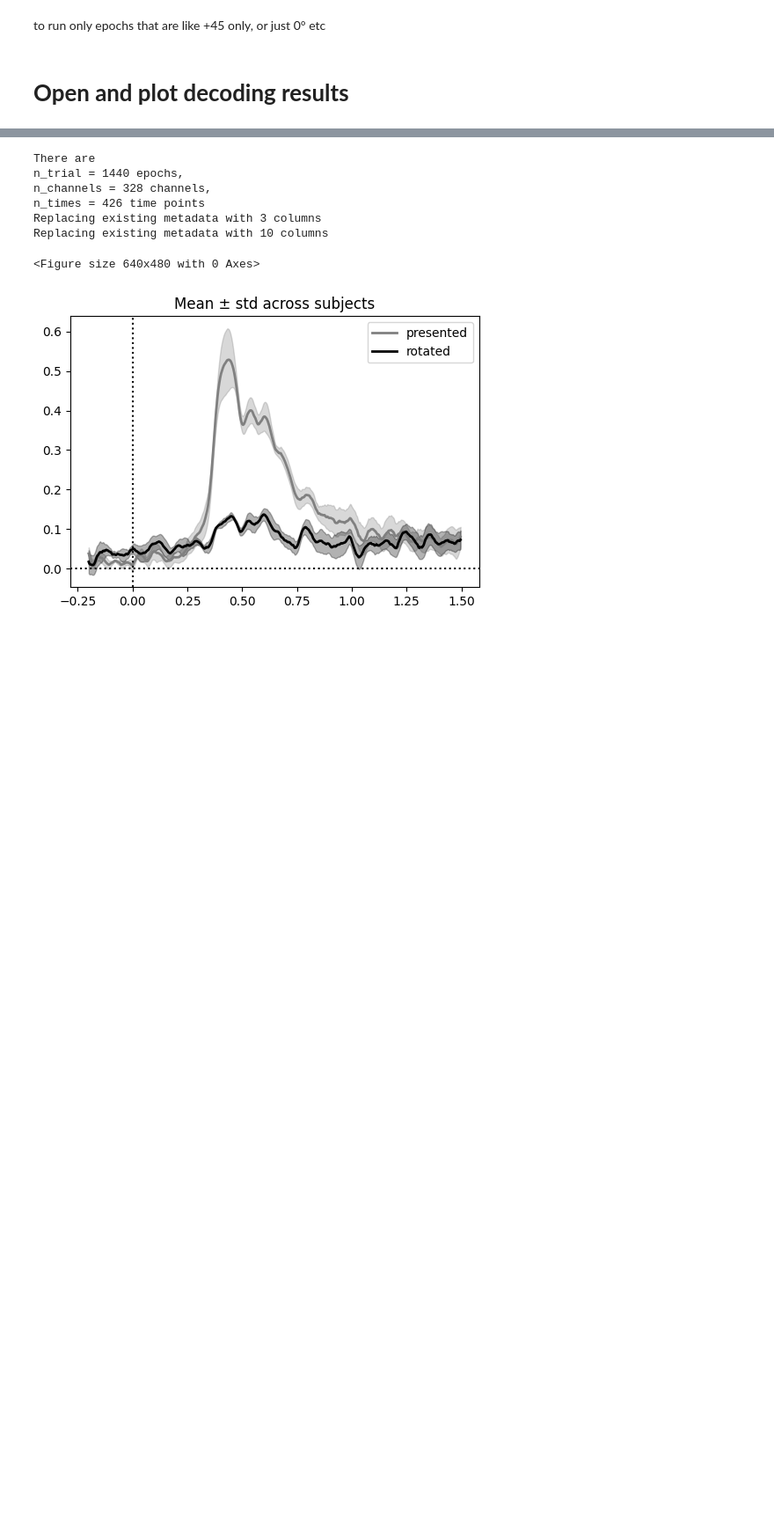
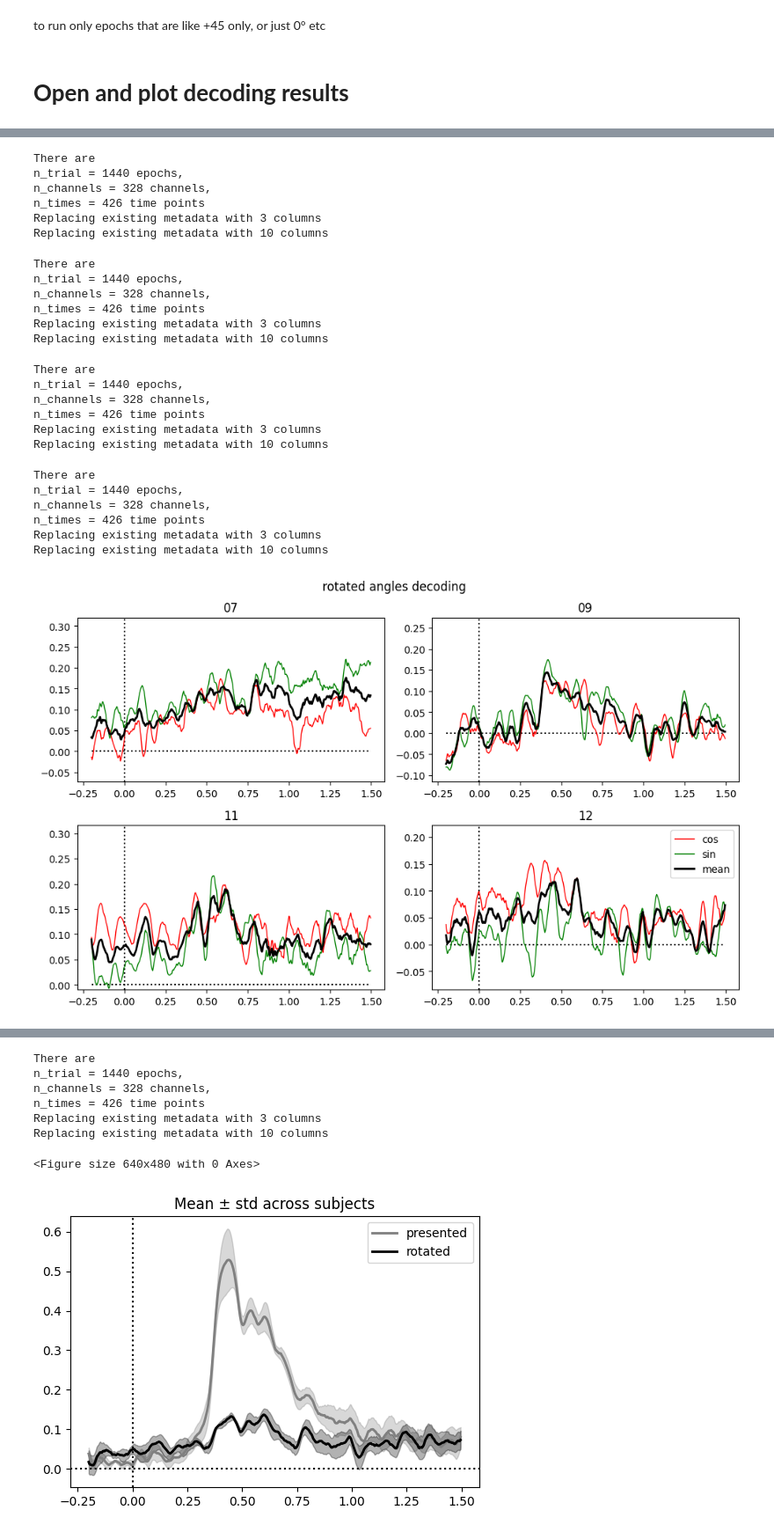
Before and after one commit to elodiehusson/Stage-M2, a Jupyter notebook: Decoding.ipynb, the cells around one changed output, grey strips where cells are left out. Shown at 88% size. Saved outputs shown, nothing was run; the diff lists cells and outputs as text; code cells hidden in the pictures; blank space fills up the shorter version.

```diff
--- a/Decoding.ipynb
+++ b/Decoding.ipynb
@@ -400 +399,65 @@ plt.show()
+# %%
+###### OPEN AND PLOT
+##### EXPECTED ANGLES : rotated angles for all subjects
+
+plt.figure(figsize = (10,9))
+for i, sub in enumerate(SUBJS):
+
+    epochs, metadata = load_epochs_metadata(sub, device)
+
+    times = get_timearray(SW, tmin, tmax, epochs)
+
+    idx_zero = np.abs(times - 0).argmin()
+    idx_tmin = np.abs(times - tmin).argmin()
+    idx_tmax = np.abs(times - tmax).argmin()
+
+
+    alldat =[]
+
+    plt.subplot(int(len(SUBJS)/2)+1, 2, i+1)
+
+    datCos = open_decodingresults(derivative_root + f"decoding/sub-{sub}/" + f"expected_angles_Cos_{sub}.pkl", SW)
+    datSin = open_decodingresults(derivative_root + f"decoding/sub-{sub}/" + f"expected_angles_Sin_{sub}.pkl", SW)
+    border_max = max(np.array(datSin)[0,0,:])+0.1
+    border_min = min(np.array(datCos)[0,0,:])-0.05
+    plt.plot([times[0],times[-1]],[0,0], 'k:')
+    plt.plot([0,0],[border_min,border_max], 'k:')
+
+    dat = np.mean([datCos,datSin],0)
+    alldat.append(np.array(dat).flatten())
+    plt.plot(times, np.array(datCos)[0,0,:], 'red', linewidth=1, label = "cos")
+    plt.plot(times, np.array(datSin)[0,0,:], 'green', linewidth=1, label = "sin")
+    plt.plot(times, np.array(dat)[0,0,:], 'black', linewidth=2, label = "mean")
+    plt.ylim([border_min,border_max])
+    plt.title(sub)
+plt.suptitle(f"rotated angles decoding")
+plt.tight_layout()
+plt.legend()
+plt.show()
+# %% [output]
+There are
+n_trial = 1440 epochs,
+n_channels = 328 channels,
+n_times = 426 time points
+Replacing existing metadata with 3 columns
+Replacing existing metadata with 10 columns
+There are
+n_trial = 1440 epochs,
+n_channels = 328 channels,
+n_times = 426 time points
+Replacing existing metadata with 3 columns
+Replacing existing metadata with 10 columns
+There are
+n_trial = 1440 epochs,
+n_channels = 328 channels,
+n_times = 426 time points
+Replacing existing metadata with 3 columns
+Replacing existing metadata with 10 columns
+There are
+n_trial = 1440 epochs,
+n_channels = 328 channels,
+n_times = 426 time points
+Replacing existing metadata with 3 columns
+Replacing existing metadata with 10 columns
+[figure, added]
 # %%
```
Also changed, not shown: parts of 13 cells of this notebook.
